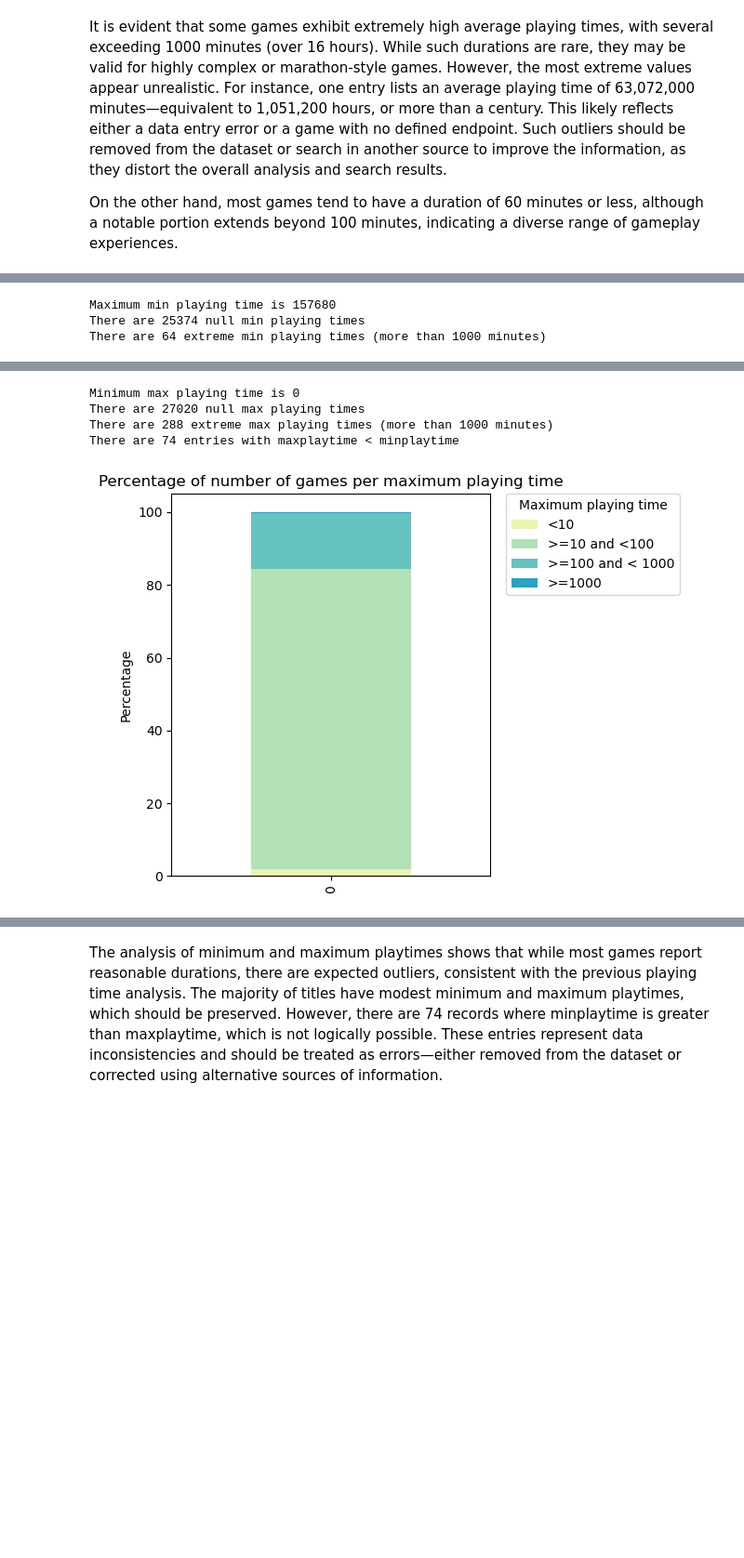
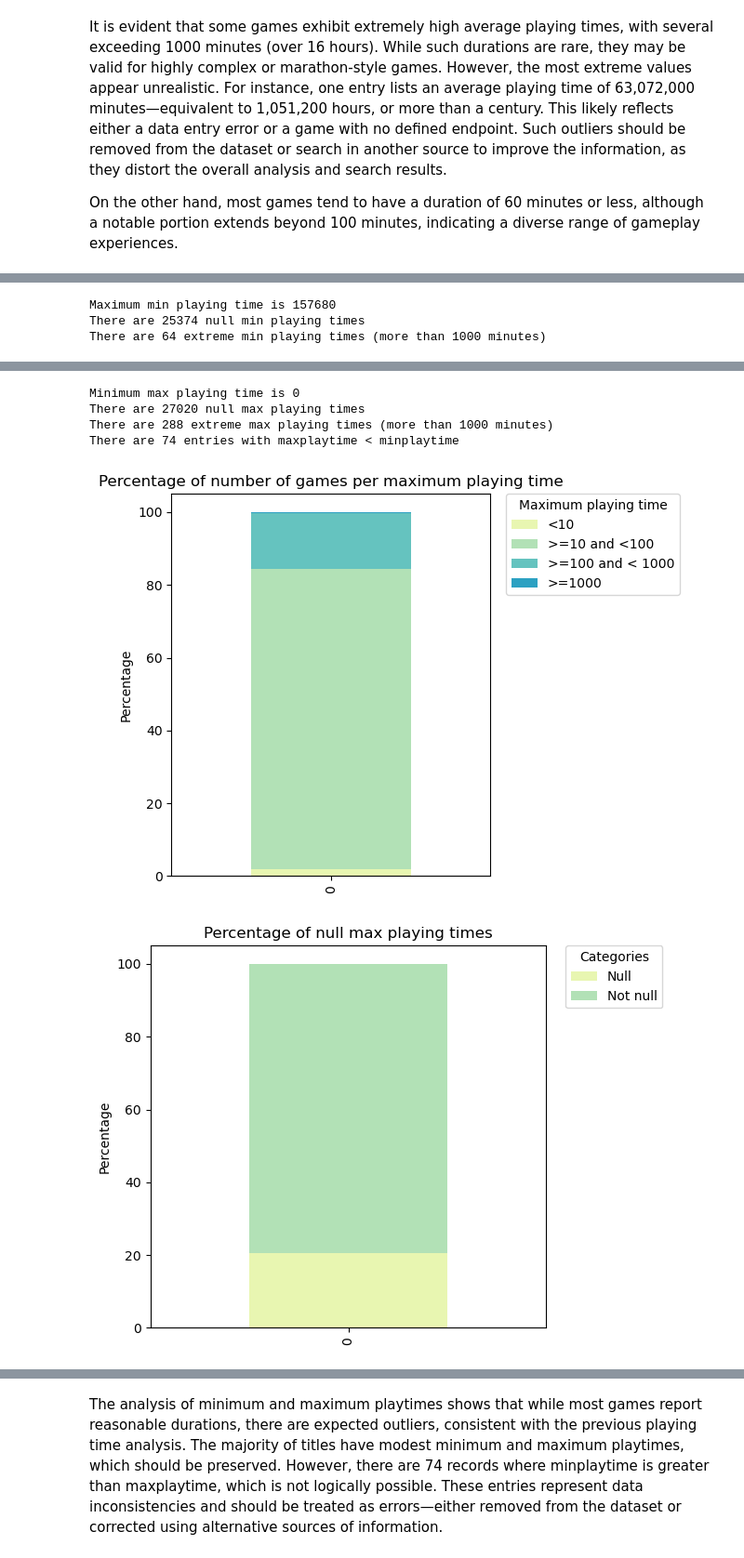
Before and after one commit to LsFaria04/PRI_Board_Games_Search_System, a Jupyter notebook: analysis.ipynb, the cells around one changed output, grey strips where cells are left out. Shown at 93% size. Drawn from its saved outputs; the diff is of its cells as text; code cells hidden in the pictures; blank space fills up the shorter version.

```diff
--- a/analysis.ipynb
+++ b/analysis.ipynb
@@ -403,30 +433,58 @@ plt.ylabel("Percentage")
 plt.title("Percentage of number of games per maximum playing time")
 plt.legend(bbox_to_anchor=(1.05, 1), loc="upper left", borderaxespad=0, title = "Maximum playing time")
 plt.tight_layout()
 
+counts = pd.Series({
+    "Null": ((df["maxplaytime"].isna() ) | (df["maxplaytime"] == 0)).sum(),
+    "Not null": (df["maxplaytime"].notna() & (df["maxplaytime"] != 0)).sum()
+})
+percentages = counts / counts.sum() * 100
+null_maxtime_percentage =  pd.DataFrame([percentages])
+null_maxtime_percentage.plot(
+    kind="bar", stacked=True, color=sb.color_palette("YlGnBu")
+)
+plt.ylabel("Percentage")
+plt.title("Percentage of null max playing times")
+plt.legend(bbox_to_anchor=(1.05, 1), loc="upper left", borderaxespad=0, title = "Categories")
+plt.tight_layout()
+
+counts = pd.Series({
+    "Null": ((df["minplaytime"].isna() ) | (df["minplaytime"] == 0)).sum(),
+    "Not null": (df["minplaytime"].notna() & (df["minplaytime"] != 0)).sum()
+})
+percentages = counts / counts.sum() * 100
+null_mintime_percentage =  pd.DataFrame([percentages])
+null_mintime_percentage.plot(
+    kind="bar", stacked=True, color=sb.color_palette("YlGnBu")
+)
+plt.ylabel("Percentage")
+plt.title("Percentage of null min playing times")
+plt.legend(bbox_to_anchor=(1.05, 1), loc="upper left", borderaxespad=0, title = "Categories")
+plt.tight_layout()
 
 
 print(f'Minimum max playing time is {min(df["maxplaytime"])}')
 print(f'There are {null_maxplayingtime.shape[0]} null max playing times')
 print(f'There are {non_null_maxplayingtime.loc[non_null_maxplayingtime["maxplaytime"] > 1000].shape[0]} extreme max playing times (more than 1000 minutes)')
 
 
 # Next, we will analyze if there are any entries with maxplaytime < minplaytime
 
 invalid_playingtimes = df.loc[(df["minplaytime"].notna()) & (df["maxplaytime"].notna()) & (df["minplaytime"] != 0) & (df["maxplaytime"] != 0) & (df["maxplaytime"] < df["minplaytime"])]
 print(f'There are {invalid_playingtimes.shape[0]} entries with maxplaytime < minplaytime')
 # %% [output]
 [figure]
 [figure]
 [figure]
 Maximum min playing time is 157680
 There are 25374 null min playing times
 There are 64 extreme min playing times (more than 1000 minutes)
 [figure]
 [figure]
 [figure]
 Minimum max playing time is 0
 There are 27020 null max playing times
 There are 288 extreme max playing times (more than 1000 minutes)
 There are 74 entries with maxplaytime < minplaytime
 [figure]
+[figure, added]
```
Also changed, not shown: parts of 20 cells of this notebook.
